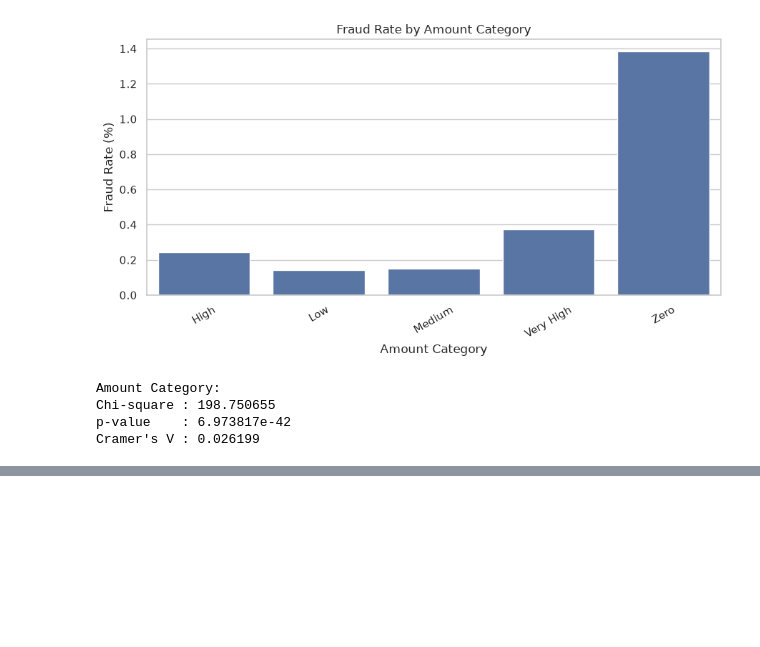
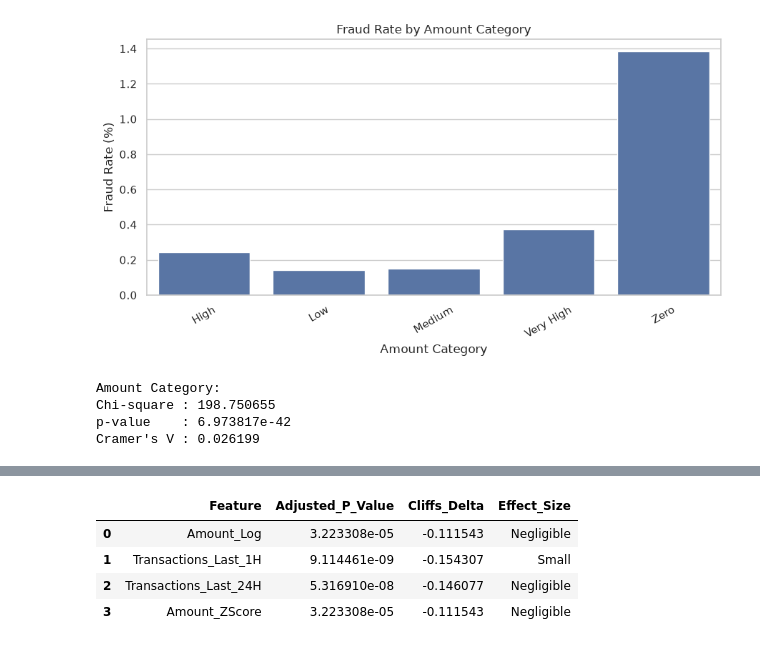
Before and after one commit to to-bits/BehaviorGuard-Customer-Behavioral-Profiling-for-Credit-Card-Fraud-Detection, a Jupyter notebook: BehaviorGuard — Customer Behavioral Profiling for Credit Card Fraud Detection/notebooks/04_final_analysis.ipynb, the cells around one changed output, grey strips where cells are left out. Cells and saved outputs as stored; diff of their text form; code cells hidden in the pictures; blank space fills up the shorter version.

Commit message:
summary

```diff
--- a/BehaviorGuard — Customer Behavioral Profiling for Credit Card Fraud Detection/notebooks/04_final_analysis.ipynb
+++ b/BehaviorGuard — Customer Behavioral Profiling for Credit Card Fraud Detection/notebooks/04_final_analysis.ipynb
@@ -1154,0 +1293,35 @@ Cramer's V : 0.026199
+# %%
+stat_lookup = stat_df.set_index("Feature")
+
+comparison_rows = []
+
+for feature in BEHAVIORAL_FEATURES:
+
+    if feature not in stat_lookup.index:
+        continue
+
+    row = stat_lookup.loc[feature]
+
+    comparison_rows.append({
+        "Feature": feature,
+        "Adjusted_P_Value": row["Adjusted_P_Value"],
+        "Cliffs_Delta": row["Cliffs_Delta"],
+        "Effect_Size": row["Effect_Size"],
+    })
+
+behavioral_evidence_df = pd.DataFrame(
+    comparison_rows
+)
+
+behavioral_evidence_df.to_csv(
+    RESULT_DIR / "behavioral_evidence_summary.csv",
+    index=False
+)
+# %%
+behavioral_evidence_df
+# %% [output]
+|  | Feature | Adjusted_P_Value | Cliffs_Delta | Effect_Size |
+| 0 | Amount_Log | 3.223308e-05 | -0.111543 | Negligible |
+| 1 | Transactions_Last_1H | 9.114461e-09 | -0.154307 | Small |
+| 2 | Transactions_Last_24H | 5.316910e-08 | -0.146077 | Negligible |
+| 3 | Amount_ZScore | 3.223308e-05 | -0.111543 | Negligible |
```
Also changed, not shown: parts of 15 cells of this notebook, 4 other files.
